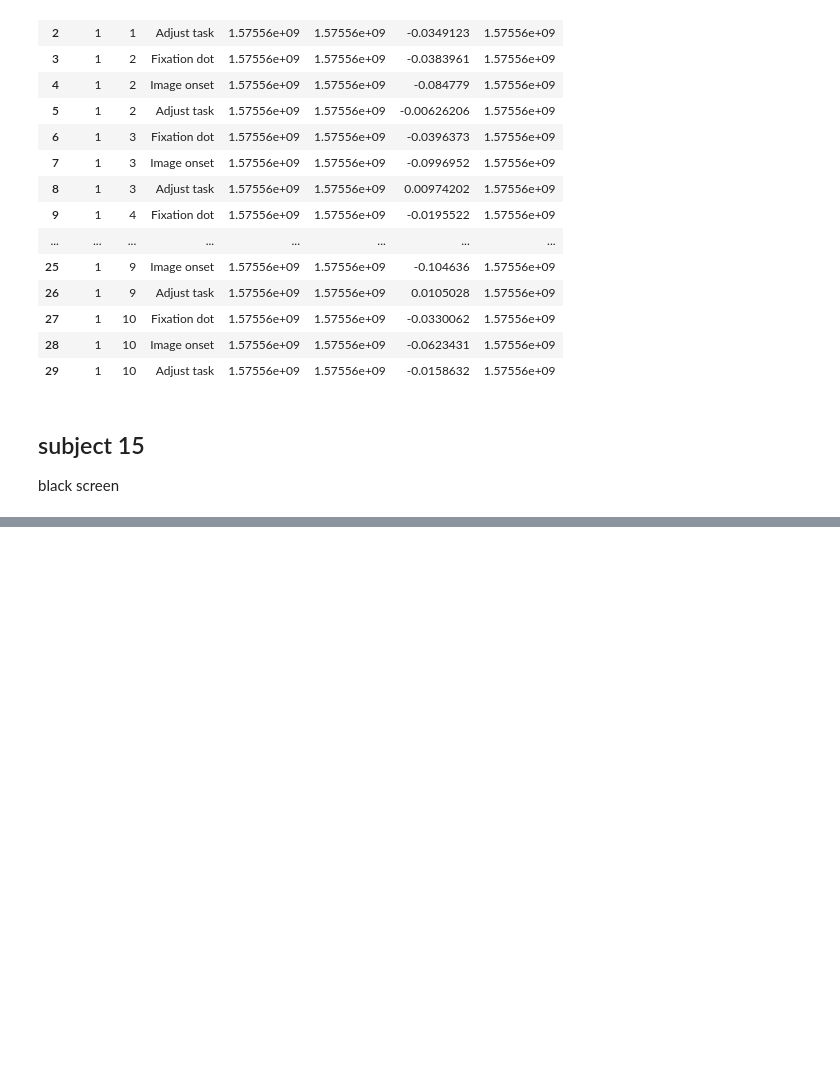
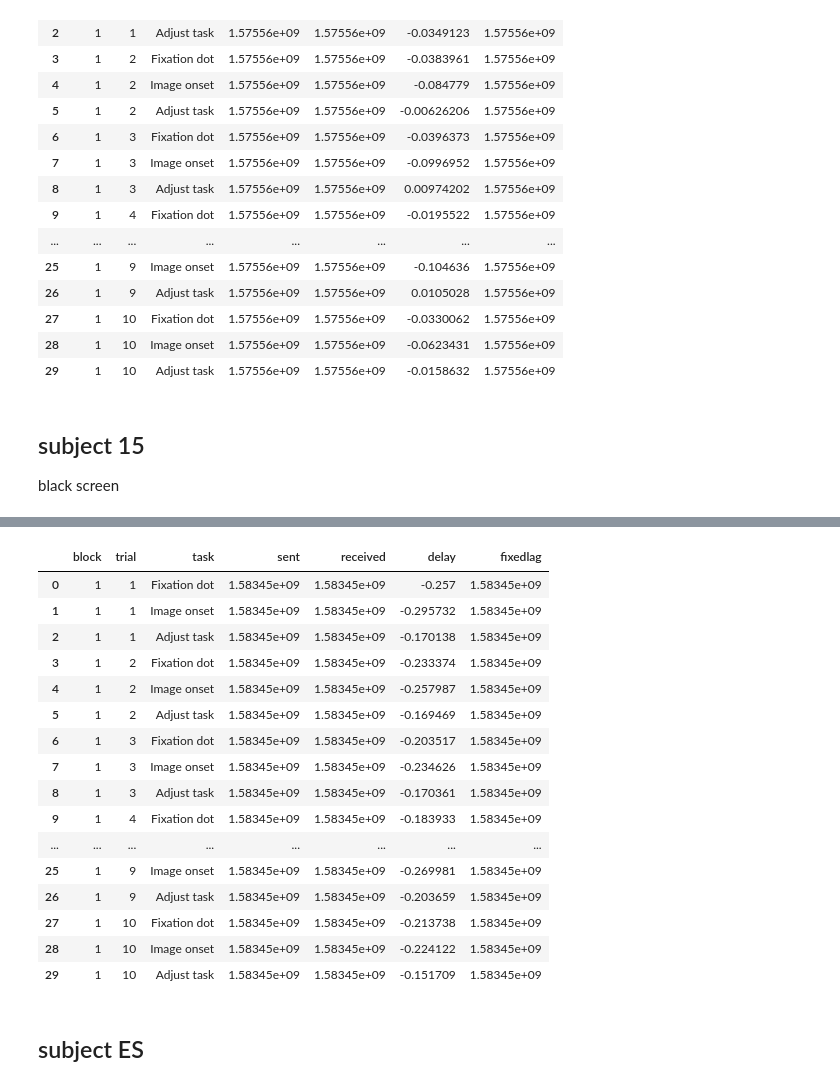
Before and after one commit to selzha/SD_radiology_EM, a Jupyter notebook: trackingdelay.ipynb, the cells around one changed output, grey strips where cells are left out. Drawn from its saved outputs; the diff is of its cells as text; code cells hidden in the pictures; blank space fills up the shorter version.

```diff
--- a/trackingdelay.ipynb
+++ b/trackingdelay.ipynb
@@ -688,0 +879,18 @@ black screen
+# %%
+timesEK = pd.DataFrame(columns = col)
+dfEK = load_manual_annotations("/Users/selenazhang 1/Desktop/eyedata/subjectEK/002")
+# %%
+#change none's to nearest numbers
+for idx, num in dfEK.iloc[:, 4].items():
+    if num == None:
+        point = idx
+        while point >= 0:
+            #finds the nearest filled cell that is before it
+            point -= 1
+            val = dfEK.iloc[point, 4]
+            if val is not None:
+                dfEK.set_value(idx, "trial", val)
+                break
+#first two must be manually done
+dfEK.set_value(0, "trial", 1)
+dfEK.set_value(1, "trial", 1);
@@ -688,0 +939,30 @@ black screen
+# %%
+timesEK["delay"] = timesEK["sent"] - timesEK["received"]
+# %%
+avg = timesEK["delay"].mean()
+if avg < 0:
+    timesEK["fixedlag"] = timesEK["received"] + avg #avg was negative
+elif avg > 0:
+    timesEK["fixedlag"] = timesEK["received"] - avg
+# %%
+timesEK
+# %% [output]
+|  | block | trial | task | sent | received | delay | fixedlag |
+| 0 | 1 | 1 | Fixation dot | 1.58345e+09 | 1.58345e+09 | -0.257 | 1.58345e+09 |
+| 1 | 1 | 1 | Image onset | 1.58345e+09 | 1.58345e+09 | -0.295732 | 1.58345e+09 |
+| 2 | 1 | 1 | Adjust task | 1.58345e+09 | 1.58345e+09 | -0.170138 | 1.58345e+09 |
+| 3 | 1 | 2 | Fixation dot | 1.58345e+09 | 1.58345e+09 | -0.233374 | 1.58345e+09 |
+| 4 | 1 | 2 | Image onset | 1.58345e+09 | 1.58345e+09 | -0.257987 | 1.58345e+09 |
+| 5 | 1 | 2 | Adjust task | 1.58345e+09 | 1.58345e+09 | -0.169469 | 1.58345e+09 |
+| 6 | 1 | 3 | Fixation dot | 1.58345e+09 | 1.58345e+09 | -0.203517 | 1.58345e+09 |
+| 7 | 1 | 3 | Image onset | 1.58345e+09 | 1.58345e+09 | -0.234626 | 1.58345e+09 |
+| 8 | 1 | 3 | Adjust task | 1.58345e+09 | 1.58345e+09 | -0.170361 | 1.58345e+09 |
+| 9 | 1 | 4 | Fixation dot | 1.58345e+09 | 1.58345e+09 | -0.183933 | 1.58345e+09 |
+| ... | ... | ... | ... | ... | ... | ... | ... |
+| 25 | 1 | 9 | Image onset | 1.58345e+09 | 1.58345e+09 | -0.269981 | 1.58345e+09 |
+| 26 | 1 | 9 | Adjust task | 1.58345e+09 | 1.58345e+09 | -0.203659 | 1.58345e+09 |
+| 27 | 1 | 10 | Fixation dot | 1.58345e+09 | 1.58345e+09 | -0.213738 | 1.58345e+09 |
+| 28 | 1 | 10 | Image onset | 1.58345e+09 | 1.58345e+09 | -0.224122 | 1.58345e+09 |
+| 29 | 1 | 10 | Adjust task | 1.58345e+09 | 1.58345e+09 | -0.151709 | 1.58345e+09 |
+# %% [markdown]
+## subject ES
```
Also changed, not shown: parts of 58 cells of this notebook.
